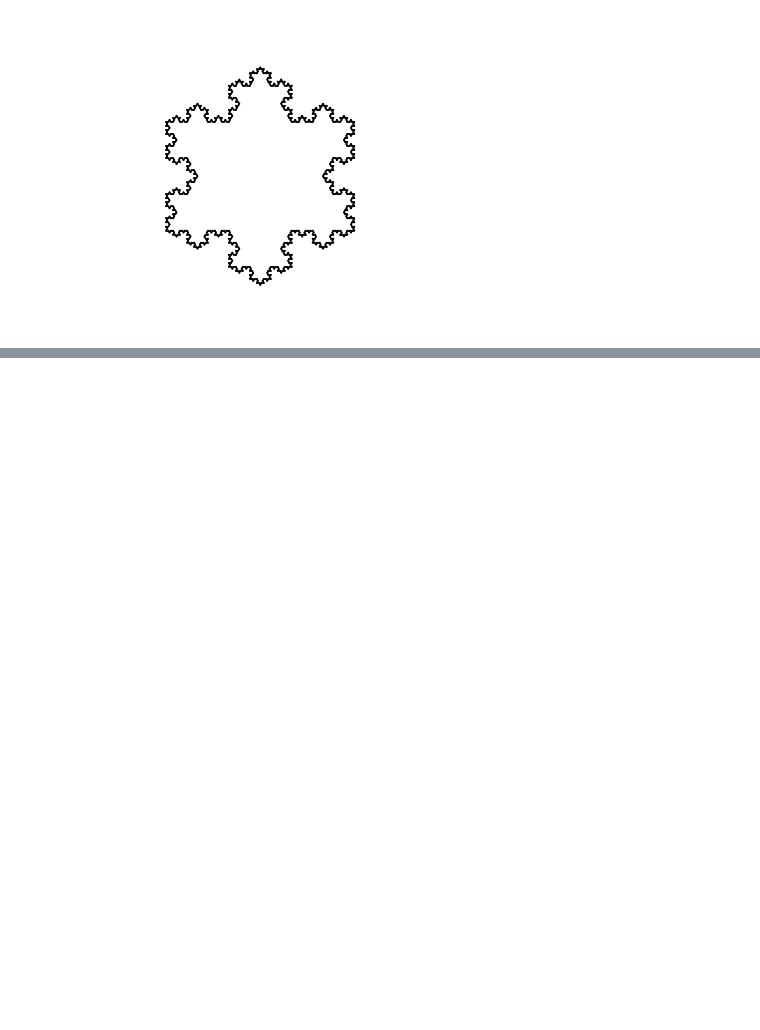
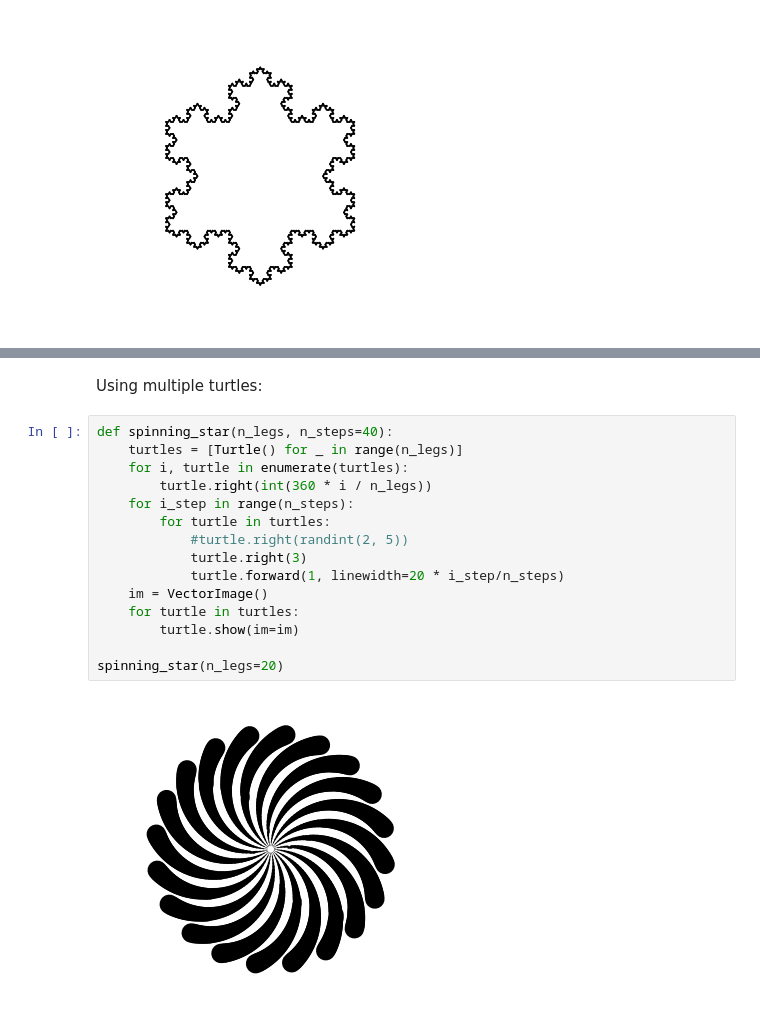
Before and after one commit to effa/iv122, a Jupyter notebook: 03-vector-graphics.ipynb, the cells around one changed output, grey strips where cells are left out. Drawn from its saved outputs; the diff is of its cells as text; blank space fills up the shorter version.

```diff
--- a/03-vector-graphics.ipynb
+++ b/03-vector-graphics.ipynb
@@ -254,0 +281,19 @@ TODO
+# %% [markdown]
+Using multiple turtles:
+# %%
+def spinning_star(n_legs, n_steps=40):
+    turtles = [Turtle() for _ in range(n_legs)]
+    for i, turtle in enumerate(turtles):
+        turtle.right(int(360 * i / n_legs))
+    for i_step in range(n_steps):
+        for turtle in turtles:
+            #turtle.right(randint(2, 5))
+            turtle.right(3)
+            turtle.forward(1, linewidth=20 * i_step/n_steps)
+    im = VectorImage()
+    for turtle in turtles:
+        turtle.show(im=im)
+
+spinning_star(n_legs=20)
+# %% [output]
+[figure, added]
```
Also changed, not shown: parts of 9 cells of this notebook, 1 other file.
